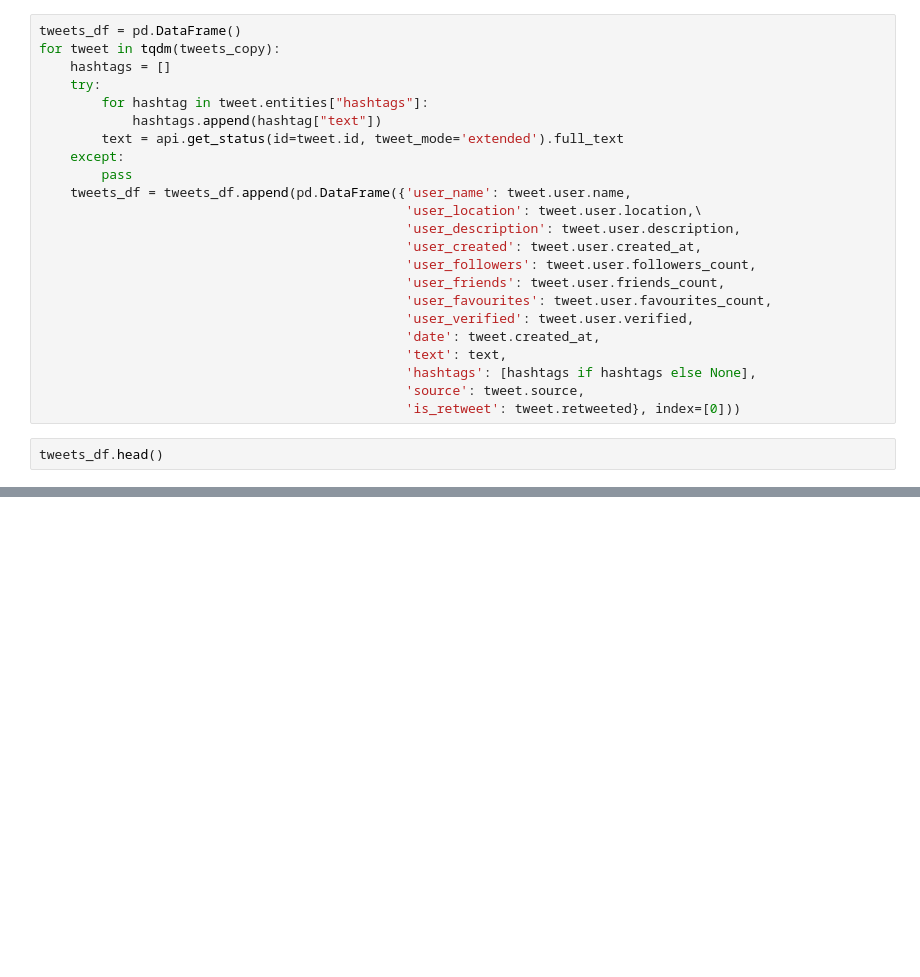
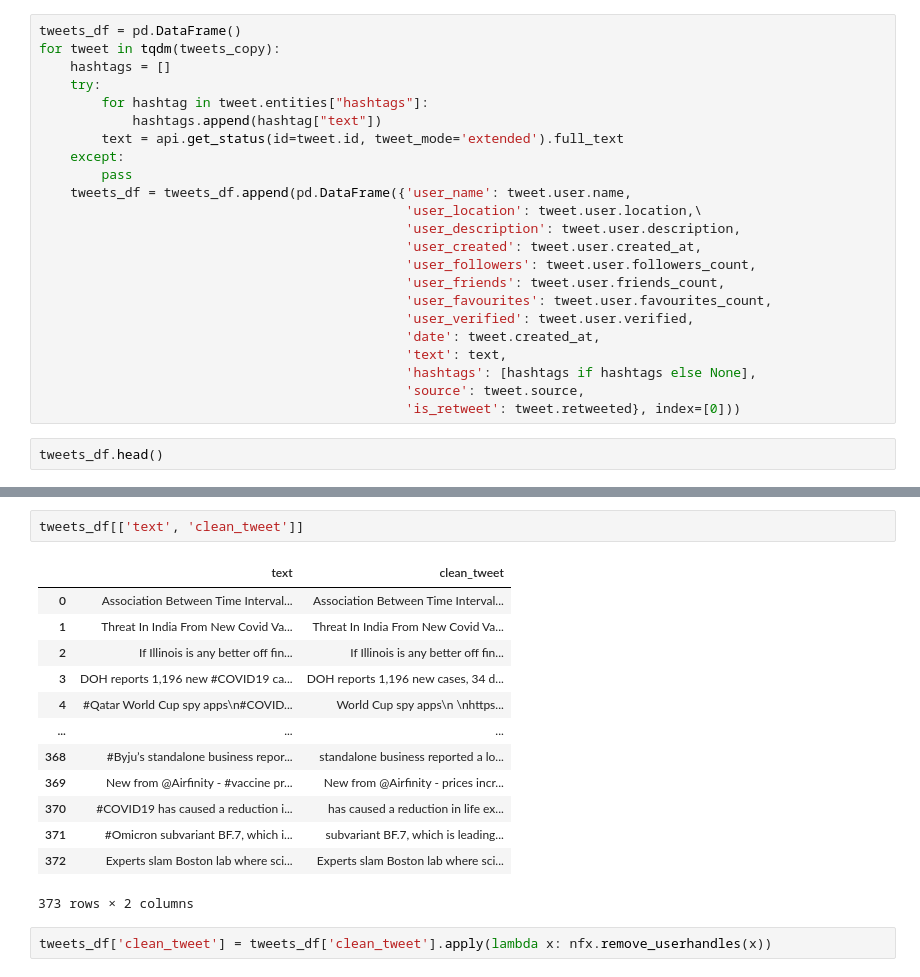
Before and after one commit to ozlem-gk/Twitter-Web-Scraping, a Jupyter notebook: TwitterCovidData.ipynb, the cells around one changed output, grey strips where cells are left out. Saved outputs shown, nothing was run; the diff lists cells and outputs as text; blank space fills up the shorter version.

```diff
--- a/TwitterCovidData.ipynb
+++ b/TwitterCovidData.ipynb
@@ -56,0 +191,18 @@ tweets_df.columns
+# %%
+tweets_df[['text', 'clean_tweet']]
+# %% [output]
+|  | text | clean_tweet |
+| 0 | Association Between Time Interval... | Association Between Time Interval... |
+| 1 | Threat In India From New Covid Va... | Threat In India From New Covid Va... |
+| 2 | If Illinois is any better off fin... | If Illinois is any better off fin... |
+| 3 | DOH reports 1,196 new #COVID19 ca... | DOH reports 1,196 new cases, 34 d... |
+| 4 | #Qatar World Cup spy apps\n#COVID... | World Cup spy apps\n \nhttps... |
+| ... | ... | ... |
+| 368 | #Byju’s standalone business repor... | standalone business reported a lo... |
+| 369 | New from @Airfinity - #vaccine pr... | New from @Airfinity - prices incr... |
+| 370 | #COVID19 has caused a reduction i... | has caused a reduction in life ex... |
+| 371 | #Omicron subvariant BF.7, which i... | subvariant BF.7, which is leading... |
+| 372 | Experts slam Boston lab where sci... | Experts slam Boston lab where sci... |
+373 rows × 2 columns
+# %%
+tweets_df['clean_tweet'] = tweets_df['clean_tweet'].apply(lambda x: nfx.remove_userhandles(x))
```
Also changed, not shown: parts of 35 cells of this notebook.
